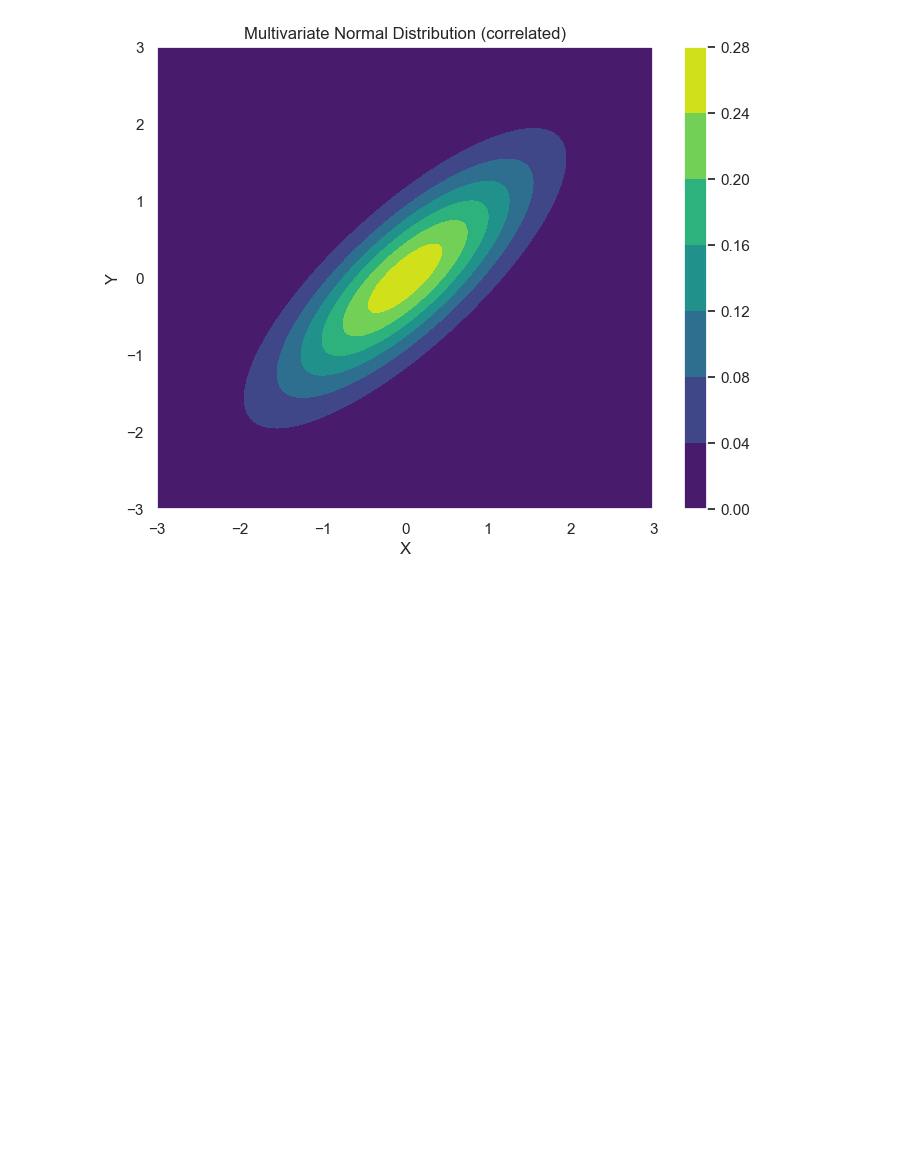
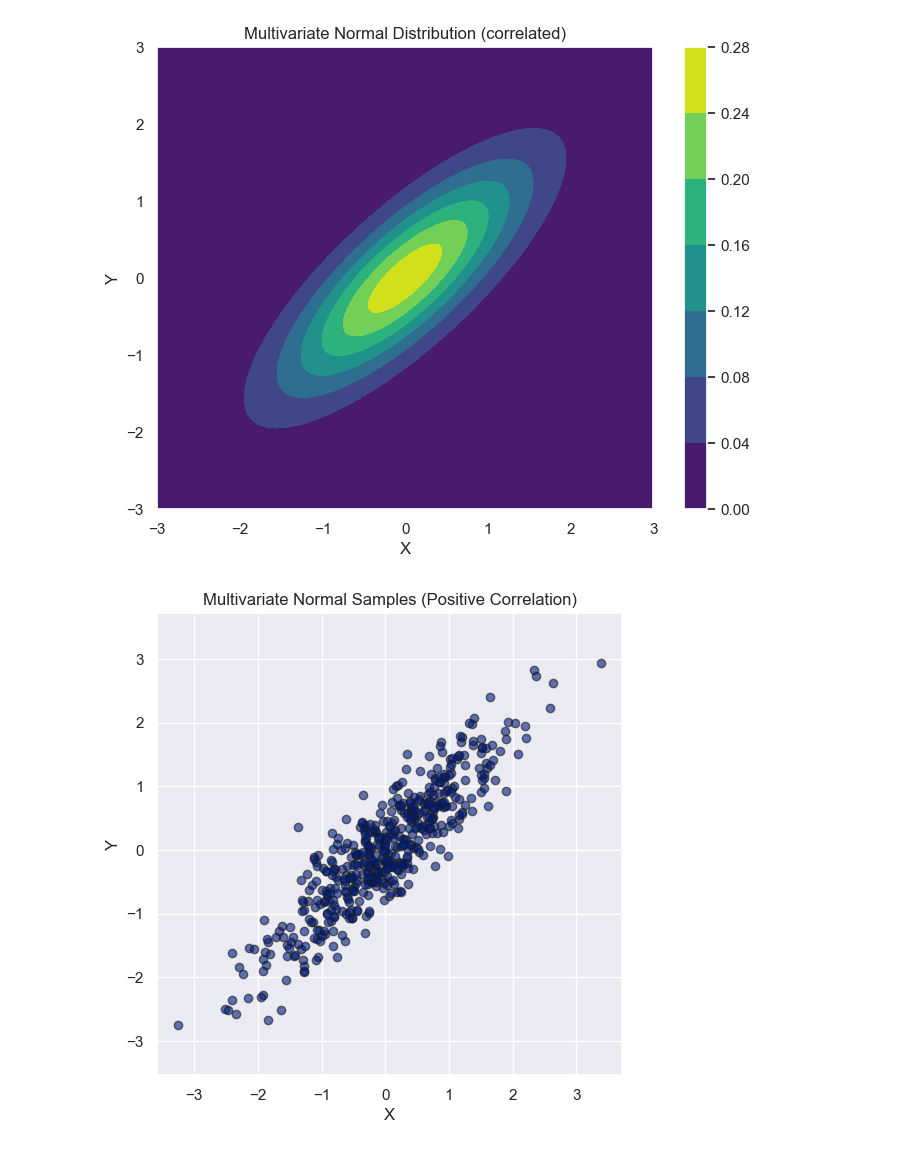
Before and after one commit to dusan-zdravkovic/Exam-P-Programs, a Jupyter notebook: multivariate_distributions.ipynb, the cells around one changed output. Cells and saved outputs as stored; diff of their text form; code cells hidden in the pictures; blank space fills up the shorter version.

Commit message:
simpler multivariate example

```diff
--- a/multivariate_distributions.ipynb
+++ b/multivariate_distributions.ipynb
@@ -173,3 +173,27 @@ plt.grid(True)
 plt.show()
 # %% [output]
 [figure]
+# %%
+import numpy as np
+import matplotlib.pyplot as plt
+
+# Mean and covariance
+mu = [0, 0]  # mean of X and Y
+cov = [[1, 0.9], [0.9, 1]]  # strong positive correlation
+
+# Sample from the distribution
+np.random.seed(42)
+samples = np.random.multivariate_normal(mu, cov, 500)
+
+# Plot the samples
+x, y = samples[:, 0], samples[:, 1]
+plt.figure(figsize=(6, 6))
+plt.scatter(x, y, alpha=0.6, edgecolors='k')
+plt.title("Multivariate Normal Samples (Positive Correlation)")
+plt.xlabel("X")
+plt.ylabel("Y")
+plt.grid(True)
+plt.axis('equal')
+plt.show()
+# %% [output]
+[figure, added]
```
